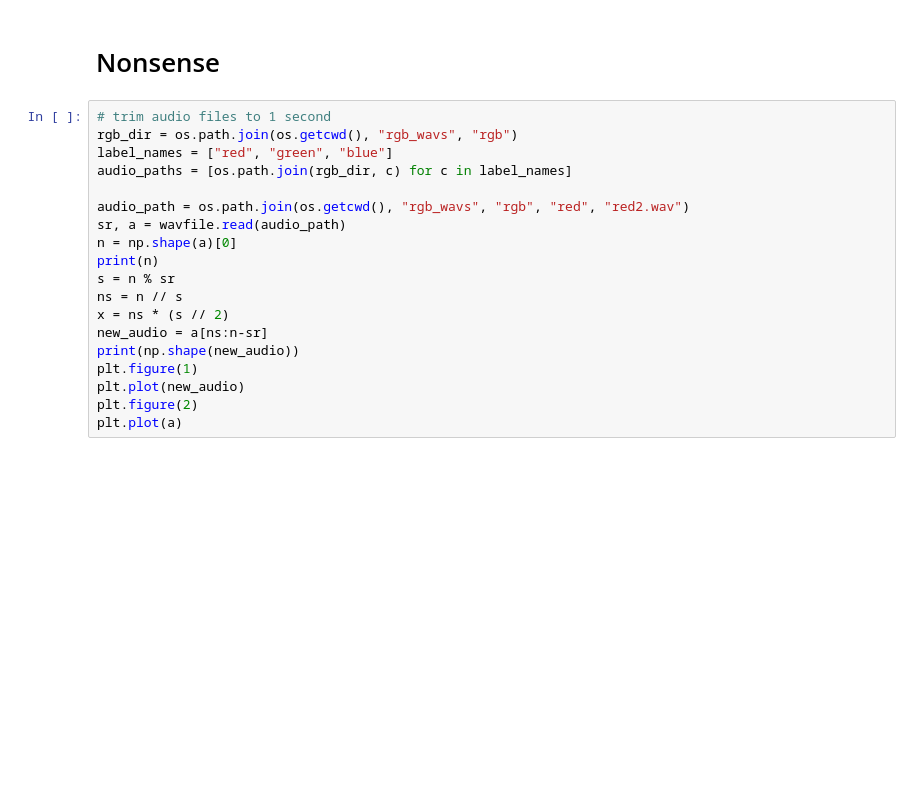
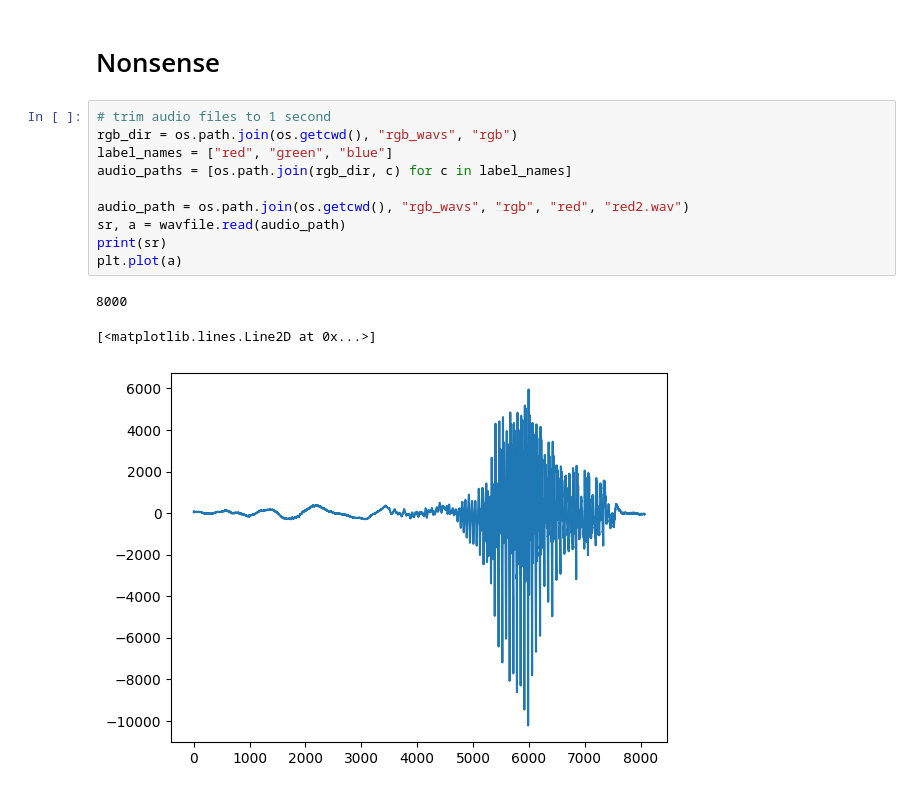
Before and after one commit to teleplayer123/audio_recognition, a Jupyter notebook: audio_processing.ipynb, the cells around one changed output. Cells and saved outputs as stored; diff of their text form; blank space fills up the shorter version.

```diff
--- a/audio_processing.ipynb
+++ b/audio_processing.ipynb
@@ -200,19 +200,14 @@ Sample Rate: 8000
 # %%
 # trim audio files to 1 second
 rgb_dir = os.path.join(os.getcwd(), "rgb_wavs", "rgb")
 label_names = ["red", "green", "blue"]
 audio_paths = [os.path.join(rgb_dir, c) for c in label_names]
 
 audio_path = os.path.join(os.getcwd(), "rgb_wavs", "rgb", "red", "red2.wav")
 sr, a = wavfile.read(audio_path)
-n = np.shape(a)[0]
-print(n)
-s = n % sr
-ns = n // s
-x = ns * (s // 2)
-new_audio = a[ns:n-sr]
-print(np.shape(new_audio))
-plt.figure(1)
-plt.plot(new_audio)
-plt.figure(2)
+print(sr)
 plt.plot(a)
+# %% [output]
+8000
+[<matplotlib.lines.Line2D at 0x...>]
+[figure, added]
```
Also changed, not shown: parts of 1 cell of this notebook, 3 other files.
